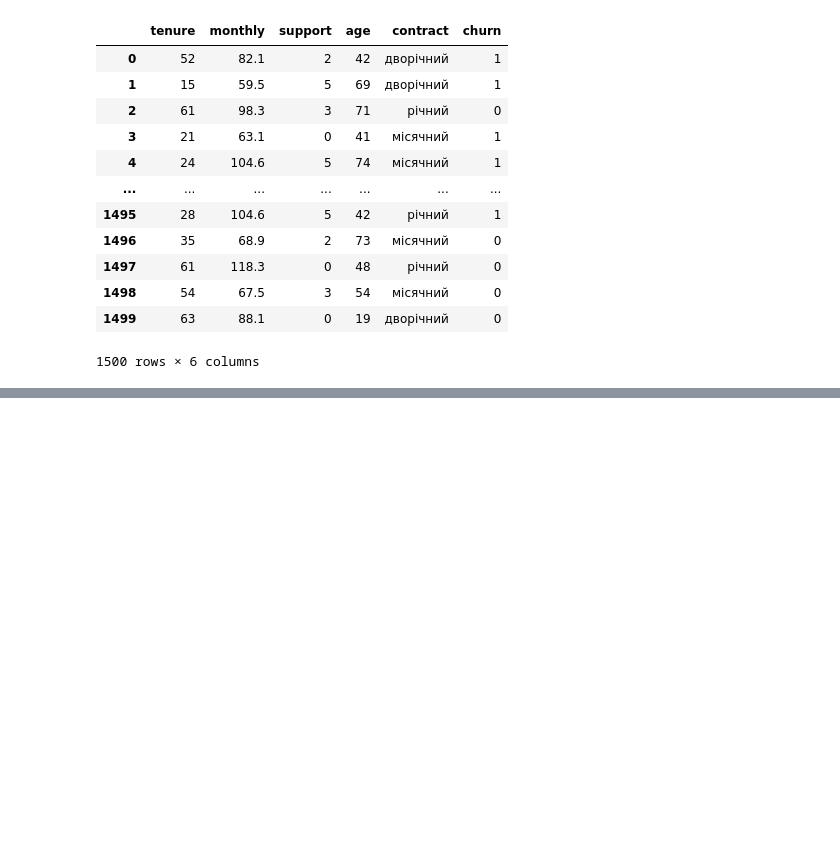
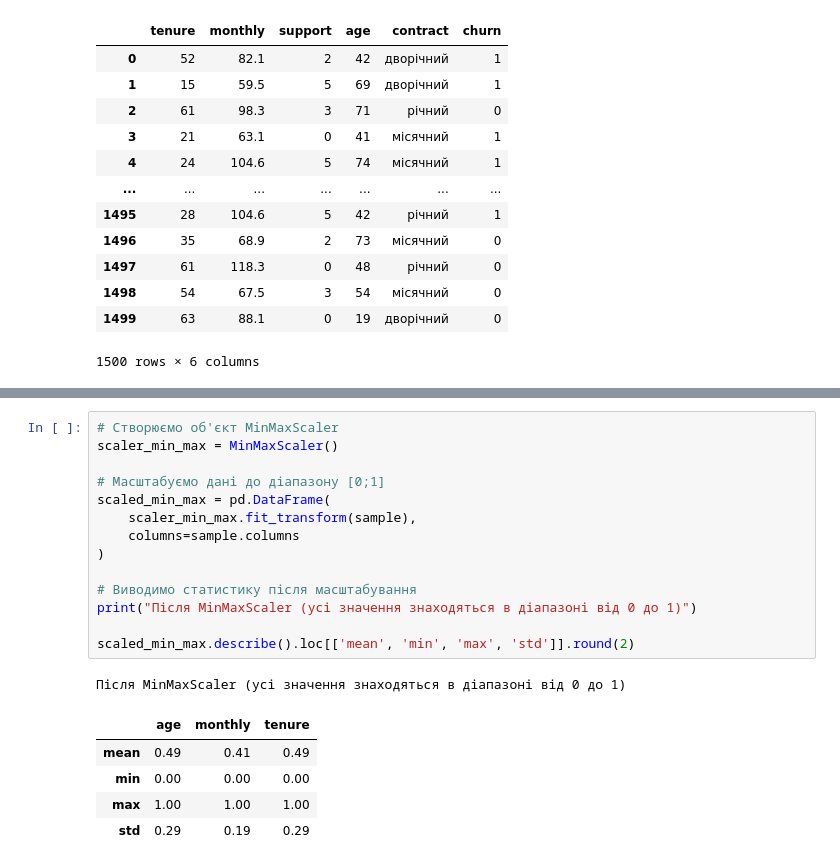
Before and after one commit to DymaStar/DTA_2026, a Jupyter notebook: ML/DS_220626_"ML2_DTA_ipynb".ipynb, the cells around one changed output, grey strips where cells are left out. Cells and saved outputs as stored; diff of their text form; blank space fills up the shorter version.

```diff
--- a/ML/DS_220626_"ML2_DTA_ipynb".ipynb
+++ b/ML/DS_220626_"ML2_DTA_ipynb".ipynb
@@ -50,0 +173,21 @@ cust
+# %%
+# Створюємо об'єкт MinMaxScaler
+scaler_min_max = MinMaxScaler()
+
+# Масштабуємо дані до діапазону [0;1]
+scaled_min_max = pd.DataFrame(
+    scaler_min_max.fit_transform(sample),
+    columns=sample.columns
+)
+
+# Виводимо статистику після масштабування
+print("Після MinMaxScaler (усі значення знаходяться в діапазоні від 0 до 1)")
+
+scaled_min_max.describe().loc[['mean', 'min', 'max', 'std']].round(2)
+# %% [output]
+Після MinMaxScaler (усі значення знаходяться в діапазоні від 0 до 1)
+|  | age | monthly | tenure |
+| mean | 0.49 | 0.41 | 0.49 |
+| min | 0.00 | 0.00 | 0.00 |
+| max | 1.00 | 1.00 | 1.00 |
+| std | 0.29 | 0.19 | 0.29 |
```
Also changed, not shown: parts of 29 cells of this notebook.
